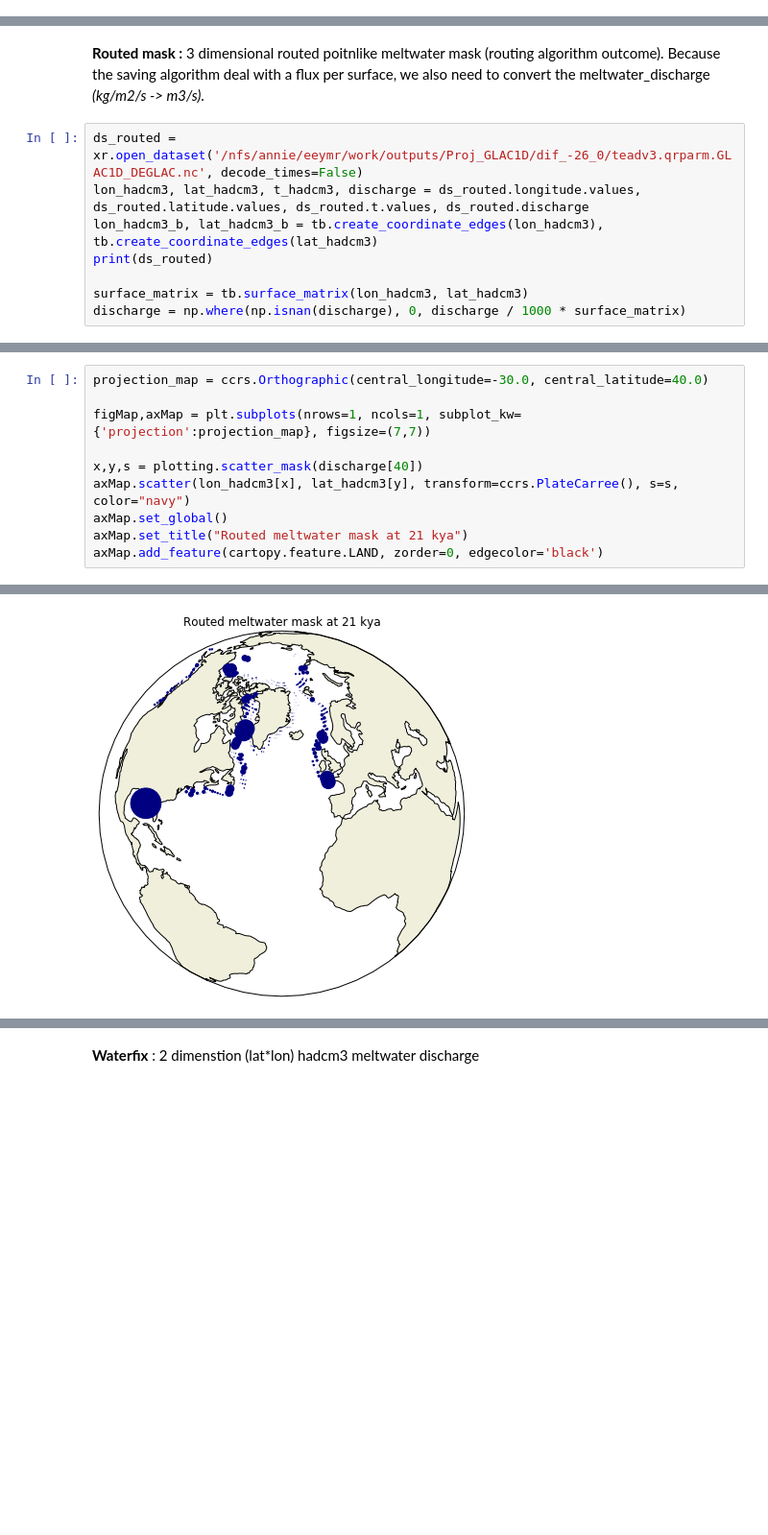
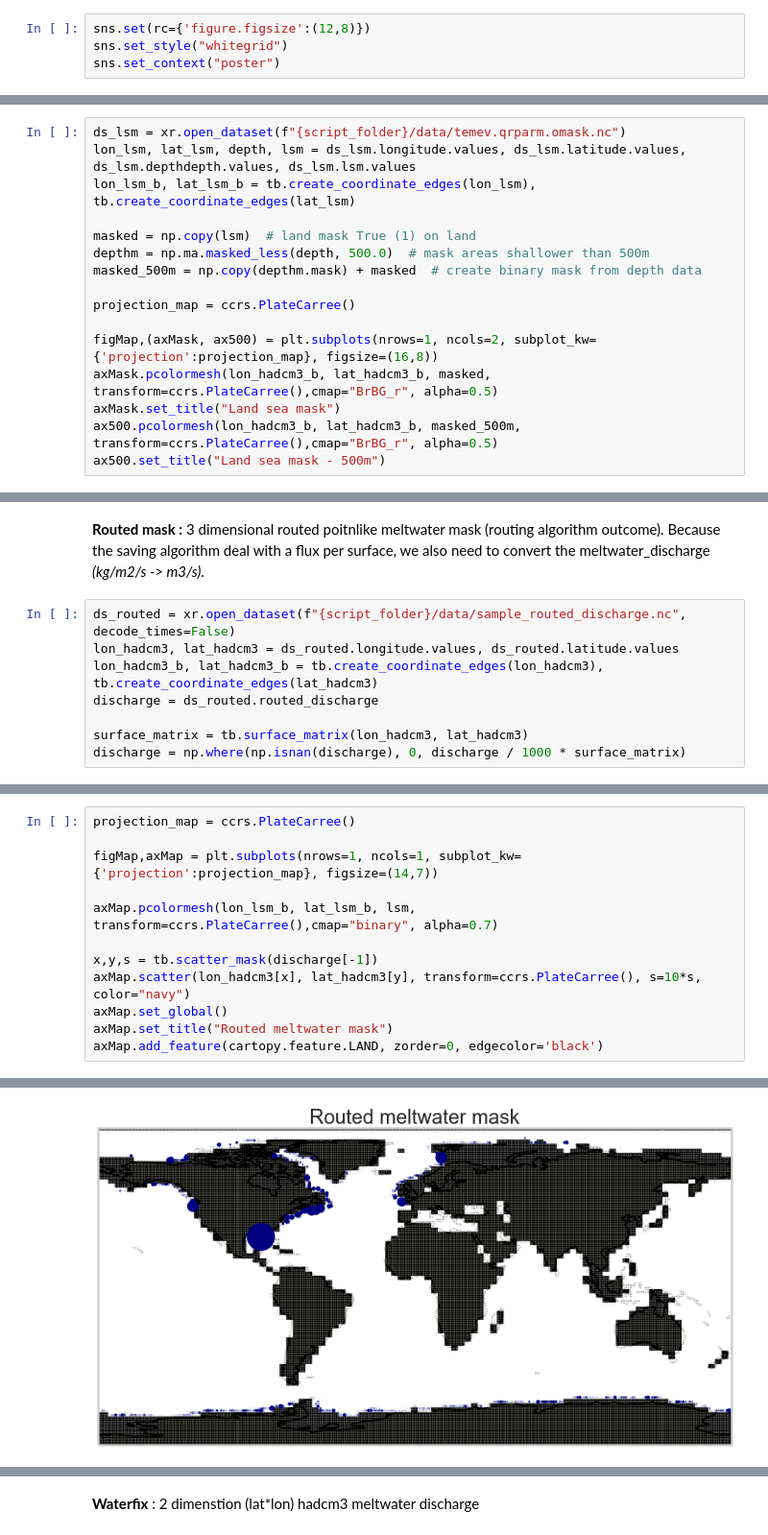
Before and after one commit to Olnavy/mw_protocol, a Jupyter notebook: demo/spreading_demo.ipynb, the cells around one changed output, grey strips where cells are left out. Shown at 96% size. Cells and saved outputs as stored; diff of their text form; blank space fills up the shorter version.

```diff
--- a/demo/spreading_demo.ipynb
+++ b/demo/spreading_demo.ipynb
@@ -13,0 +16,4 @@ import glac_mw.glac1d_toolbox as tb
+# %%
+sns.set(rc={'figure.figsize':(12,8)})
+sns.set_style("whitegrid")
+sns.set_context("poster")
@@ -24,0 +313,16 @@ import glac_mw.glac1d_toolbox as tb
+# %%
+ds_lsm = xr.open_dataset(f"{script_folder}/data/temev.qrparm.omask.nc")
+lon_lsm, lat_lsm, depth, lsm = ds_lsm.longitude.values, ds_lsm.latitude.values, ds_lsm.depthdepth.values, ds_lsm.lsm.values
+lon_lsm_b, lat_lsm_b = tb.create_coordinate_edges(lon_lsm), tb.create_coordinate_edges(lat_lsm)
+
+masked = np.copy(lsm)  # land mask True (1) on land
+depthm = np.ma.masked_less(depth, 500.0)  # mask areas shallower than 500m
+masked_500m = np.copy(depthm.mask) + masked  # create binary mask from depth data
+
+projection_map = ccrs.PlateCarree()
+
+figMap,(axMask, ax500) = plt.subplots(nrows=1, ncols=2, subplot_kw={'projection':projection_map}, figsize=(16,8))
+axMask.pcolormesh(lon_hadcm3_b, lat_hadcm3_b, masked, transform=ccrs.PlateCarree(),cmap="BrBG_r", alpha=0.5)
+axMask.set_title("Land sea mask")
+ax500.pcolormesh(lon_hadcm3_b, lat_hadcm3_b, masked_500m, transform=ccrs.PlateCarree(),cmap="BrBG_r", alpha=0.5)
+ax500.set_title("Land sea mask - 500m")
@@ -25,10 +332,10 @@ import glac_mw.glac1d_toolbox as tb
 # %% [markdown]
 **Routed mask :** 3 dimensional routed poitnlike meltwater mask (routing algorithm outcome). Because the saving algorithm deal with a flux per surface, we also need to convert the meltwater_discharge *(kg/m2/s -> m3/s)*.
 # %%
-ds_routed = xr.open_dataset('/nfs/annie/eeymr/work/outputs/Proj_GLAC1D/dif_-26_0/teadv3.qrparm.GLAC1D_DEGLAC.nc', decode_times=False)
-lon_hadcm3, lat_hadcm3, t_hadcm3, discharge = ds_routed.longitude.values, ds_routed.latitude.values, ds_routed.t.values, ds_routed.discharge
+ds_routed = xr.open_dataset(f"{script_folder}/data/sample_routed_discharge.nc", decode_times=False)
+lon_hadcm3, lat_hadcm3 = ds_routed.longitude.values, ds_routed.latitude.values
 lon_hadcm3_b, lat_hadcm3_b = tb.create_coordinate_edges(lon_hadcm3), tb.create_coordinate_edges(lat_hadcm3)
-print(ds_routed)
+discharge = ds_routed.routed_discharge
 
 surface_matrix = tb.surface_matrix(lon_hadcm3, lat_hadcm3)
 discharge = np.where(np.isnan(discharge), 0, discharge / 1000 * surface_matrix)
@@ -47,13 +342,15 @@ Attributes:
 # %%
-projection_map = ccrs.Orthographic(central_longitude=-30.0, central_latitude=40.0)
+projection_map = ccrs.PlateCarree()
 
-figMap,axMap = plt.subplots(nrows=1, ncols=1, subplot_kw={'projection':projection_map}, figsize=(7,7))
+figMap,axMap = plt.subplots(nrows=1, ncols=1, subplot_kw={'projection':projection_map}, figsize=(14,7))
 
-x,y,s = plotting.scatter_mask(discharge[40])
-axMap.scatter(lon_hadcm3[x], lat_hadcm3[y], transform=ccrs.PlateCarree(), s=s, color="navy")
+axMap.pcolormesh(lon_lsm_b, lat_lsm_b, lsm, transform=ccrs.PlateCarree(),cmap="binary", alpha=0.7)
+
+x,y,s = tb.scatter_mask(discharge[-1])
+axMap.scatter(lon_hadcm3[x], lat_hadcm3[y], transform=ccrs.PlateCarree(), s=10*s, color="navy")
 axMap.set_global()
-axMap.set_title("Routed meltwater mask at 21 kya")
+axMap.set_title("Routed meltwater mask")
 axMap.add_feature(cartopy.feature.LAND, zorder=0, edgecolor='black')
 # %% [output]
 <cartopy.mpl.feature_artist.FeatureArtist at 0x...>
-[figure, old version]
+[figure, new version]
```
Also changed, not shown: parts of 77 cells of this notebook, 39 other files.
